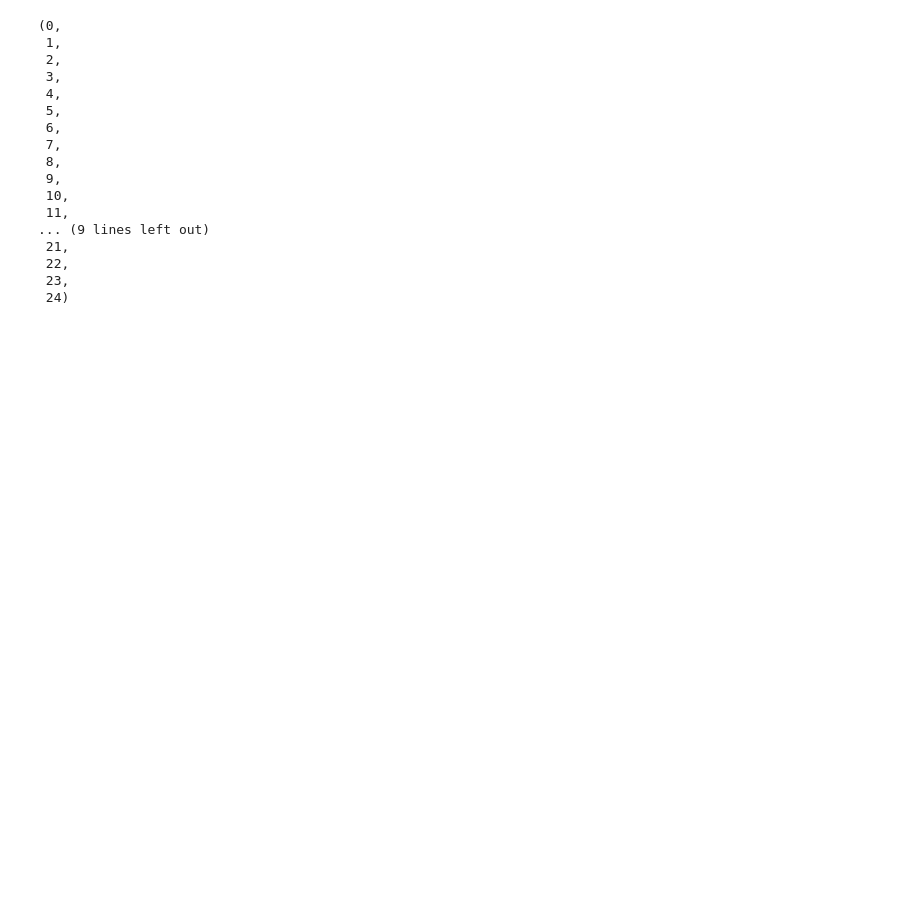
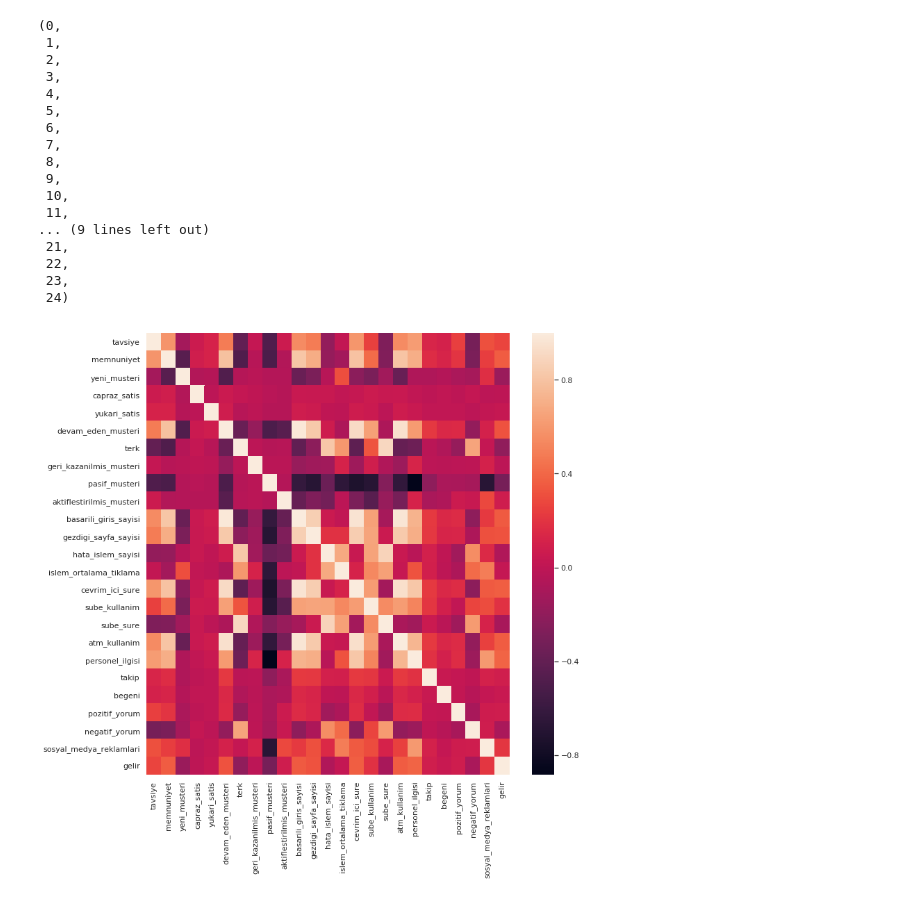
Before and after one commit to ozanarkancan/sem-playground, a Jupyter notebook: src/DataGen_v2.ipynb, the cells around one changed output. Cells and saved outputs as stored; diff of their text form; code cells hidden in the pictures; blank space fills up the shorter version.

```diff
--- a/src/DataGen_v2.ipynb
+++ b/src/DataGen_v2.ipynb
@@ -413,0 +416,9 @@ data.to_csv("../data/generated.csv", sep="\t", index=False)
+# %%
+import seaborn as sns; sns.set()
+from matplotlib import pyplot
+a4_dims = (11.7, 11.7)
+fig, ax = pyplot.subplots(figsize=a4_dims)
+corrfig = sns.heatmap(ax=ax, data=data.corr())
+corrfig.figure.savefig("corr.pdf")
+# %% [output]
+[figure, added]
```
Also changed, not shown: parts of 2 cells of this notebook, 1 other file.
